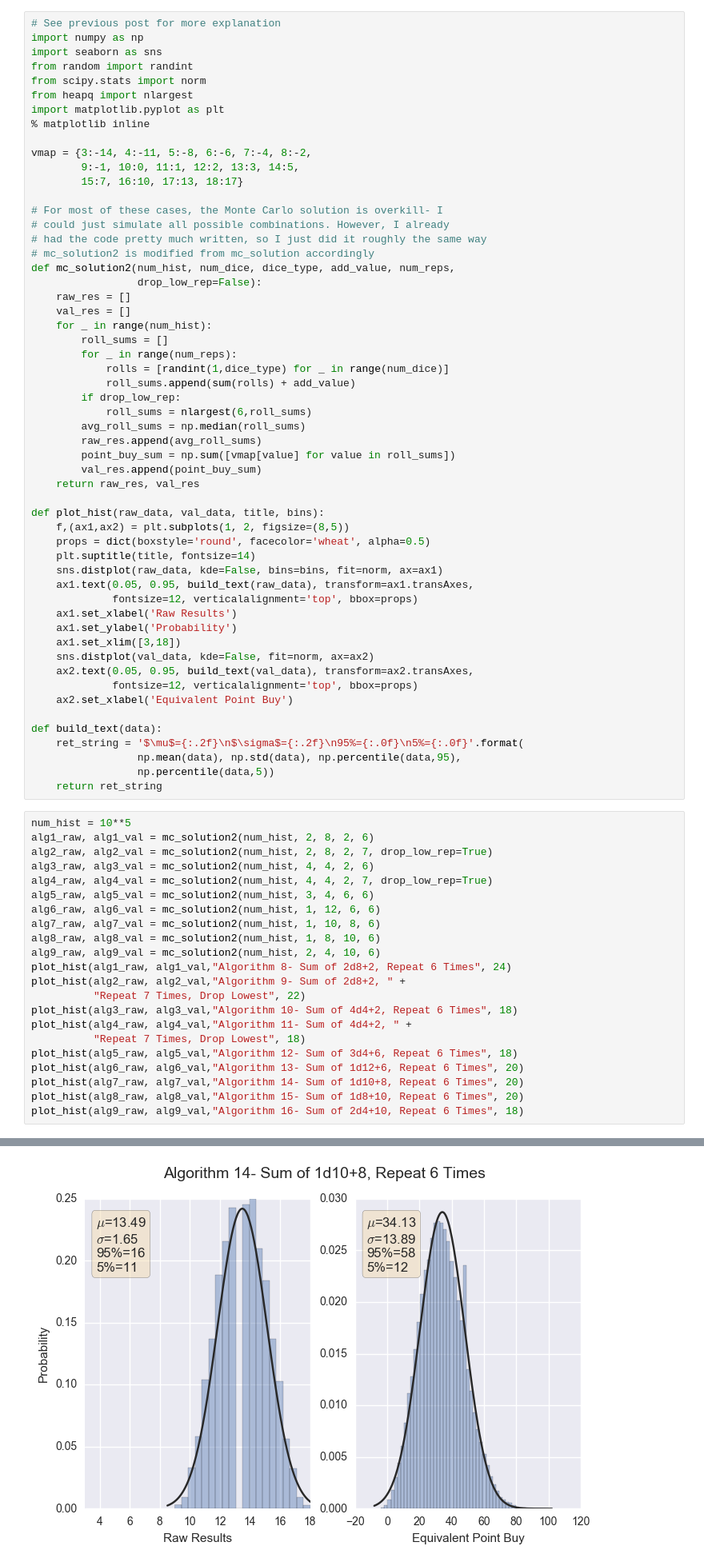
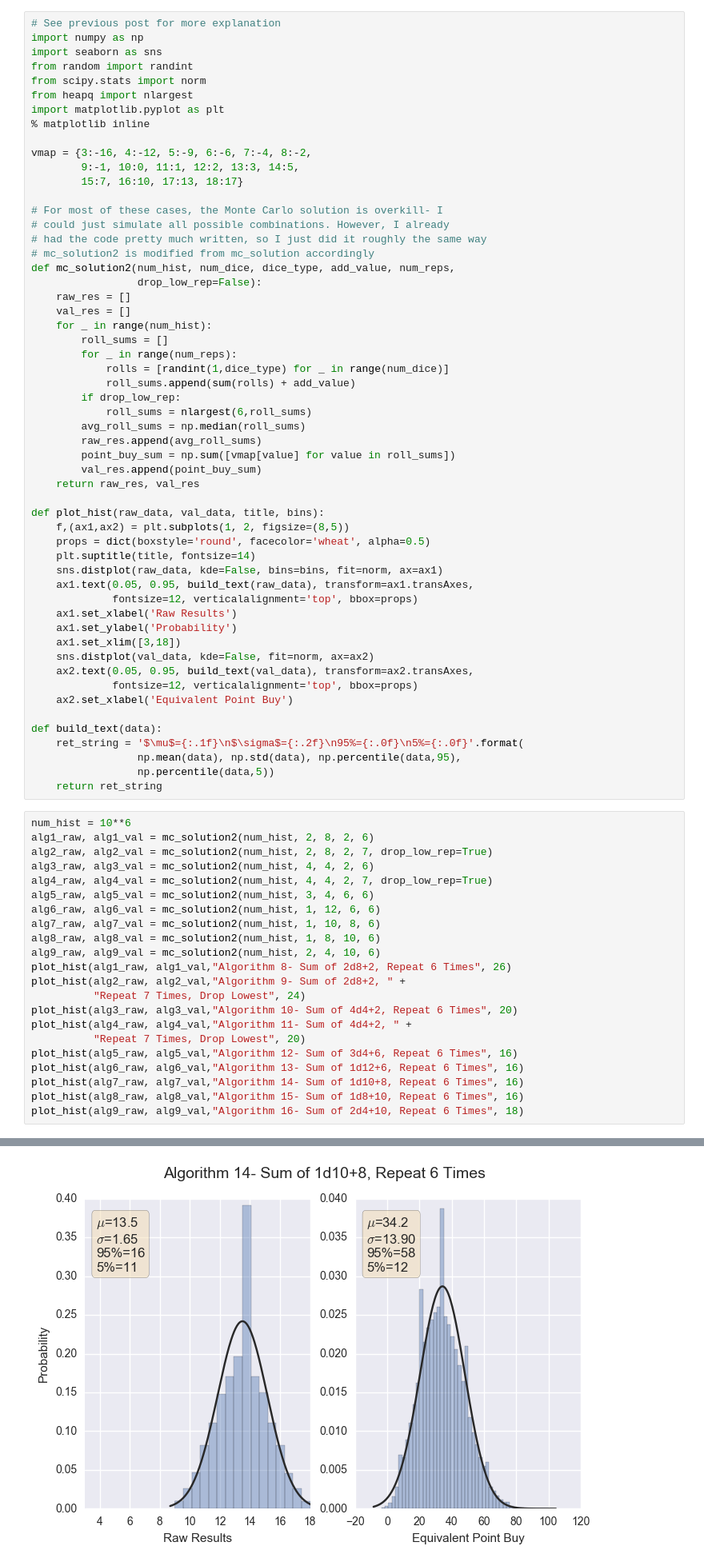
Before and after one commit to drericstrong/Blog, a Jupyter notebook: 20161229_PointBuyVsRandomRollsPart2.ipynb, the cells around one changed output, grey strips where cells are left out. Shown at 80% size. Drawn from its saved outputs; the diff is of its cells as text.

```diff
--- a/20161229_PointBuyVsRandomRollsPart2.ipynb
+++ b/20161229_PointBuyVsRandomRollsPart2.ipynb
@@ -22,7 +22,7 @@ from heapq import nlargest
 import matplotlib.pyplot as plt
 % matplotlib inline
 
-vmap = {3:-14, 4:-11, 5:-8, 6:-6, 7:-4, 8:-2,
+vmap = {3:-16, 4:-12, 5:-9, 6:-6, 7:-4, 8:-2,
         9:-1, 10:0, 11:1, 12:2, 13:3, 14:5,
         15:7, 16:10, 17:13, 18:17}
 
@@ -63,12 +63,12 @@ def plot_hist(raw_data, val_data, title, bins):
     ax2.set_xlabel('Equivalent Point Buy')
 
 def build_text(data):
-    ret_string = '$\mu$={:.2f}\n$\sigma$={:.2f}\n95%={:.0f}\n5%={:.0f}'.format(
+    ret_string = '$\mu$={:.1f}\n$\sigma$={:.2f}\n95%={:.0f}\n5%={:.0f}'.format(
                  np.mean(data), np.std(data), np.percentile(data,95),
                  np.percentile(data,5))
     return ret_string
 # %%
-num_hist = 10**5
+num_hist = 10**6
 alg1_raw, alg1_val = mc_solution2(num_hist, 2, 8, 2, 6)
 alg2_raw, alg2_val = mc_solution2(num_hist, 2, 8, 2, 7, drop_low_rep=True)
 alg3_raw, alg3_val = mc_solution2(num_hist, 4, 4, 2, 6)
@@ -78,15 +78,15 @@ alg6_raw, alg6_val = mc_solution2(num_hist, 1, 12, 6, 6)
 alg7_raw, alg7_val = mc_solution2(num_hist, 1, 10, 8, 6)
 alg8_raw, alg8_val = mc_solution2(num_hist, 1, 8, 10, 6)
 alg9_raw, alg9_val = mc_solution2(num_hist, 2, 4, 10, 6)
-plot_hist(alg1_raw, alg1_val,"Algorithm 8- Sum of 2d8+2, Repeat 6 Times", 24)
+plot_hist(alg1_raw, alg1_val,"Algorithm 8- Sum of 2d8+2, Repeat 6 Times", 26)
 plot_hist(alg2_raw, alg2_val,"Algorithm 9- Sum of 2d8+2, " +
-          "Repeat 7 Times, Drop Lowest", 22)
-plot_hist(alg3_raw, alg3_val,"Algorithm 10- Sum of 4d4+2, Repeat 6 Times", 18)
+          "Repeat 7 Times, Drop Lowest", 24)
+plot_hist(alg3_raw, alg3_val,"Algorithm 10- Sum of 4d4+2, Repeat 6 Times", 20)
 plot_hist(alg4_raw, alg4_val,"Algorithm 11- Sum of 4d4+2, " +
-          "Repeat 7 Times, Drop Lowest", 18)
-plot_hist(alg5_raw, alg5_val,"Algorithm 12- Sum of 3d4+6, Repeat 6 Times", 18)
-plot_hist(alg6_raw, alg6_val,"Algorithm 13- Sum of 1d12+6, Repeat 6 Times", 20)
-plot_hist(alg7_raw, alg7_val,"Algorithm 14- Sum of 1d10+8, Repeat 6 Times", 20)
-plot_hist(alg8_raw, alg8_val,"Algorithm 15- Sum of 1d8+10, Repeat 6 Times", 20)
+          "Repeat 7 Times, Drop Lowest", 20)
+plot_hist(alg5_raw, alg5_val,"Algorithm 12- Sum of 3d4+6, Repeat 6 Times", 16)
+plot_hist(alg6_raw, alg6_val,"Algorithm 13- Sum of 1d12+6, Repeat 6 Times", 16)
+plot_hist(alg7_raw, alg7_val,"Algorithm 14- Sum of 1d10+8, Repeat 6 Times", 16)
+plot_hist(alg8_raw, alg8_val,"Algorithm 15- Sum of 1d8+10, Repeat 6 Times", 16)
 plot_hist(alg9_raw, alg9_val,"Algorithm 16- Sum of 2d4+10, Repeat 6 Times", 18)
 # %% [output]
@@ -99 +99 @@ plot_hist(alg9_raw, alg9_val,"Algorithm 16- Sum of 2d4+10, Repeat 6 Times", 18)
-[figure, old version]
+[figure, new version]
```
Also changed, not shown: parts of 2 cells of this notebook, 2 other files.
